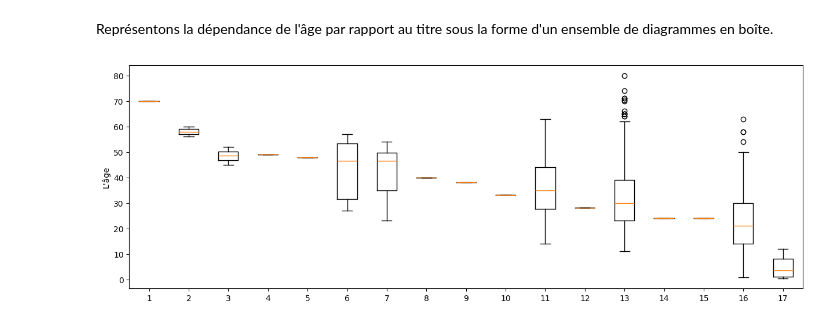
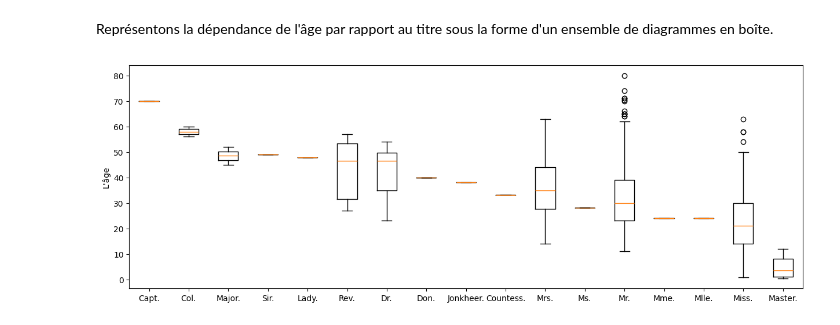
Before and after one commit to kirillsst/Titanic-Model-Kaggle-, a Jupyter notebook: titanic_notebook.ipynb, the cells around one changed output. Saved outputs shown, nothing was run; the diff lists cells and outputs as text; code cells hidden in the pictures.

Commit message:
3 new graph

```diff
--- a/titanic_notebook.ipynb
+++ b/titanic_notebook.ipynb
@@ -170,31 +170,31 @@ Représentons la dépendance de l'âge par rapport au titre sous la forme d'un e
 # %%
 titles = ("Capt.","Col.","Major.","Sir.","Lady.","Rev.","Dr.","Don.","Jonkheer.","Countess.","Mrs.","Ms.","Mr.","Mme.","Mlle.","Miss.","Master.")
 
 #Créons une liste de titres pour chaque passagers
 titled_names = []
 for names in train.Name:
     for title in titles:
         if title in names.split(' '):
             titled_names.append(title)
             break
 # print(titled_names)
 
 #delete the column Title and recreate
 #Ajouter une nouvelle colonne au dataframe - Titre
 # train.insert(12, 'Title', titled_names)
 # print(train['Title'])
 # train = train.drop('Title', axis=1)
 
 #Créer un dictionnaire avec des paires de titre : liste des âges
 ages = dict.fromkeys(titles, [])
 for i, title in enumerate(train.Title):
     if not pd.isna(train.Age[i]):
         ages[title] = ages[title] + [train.Age[i]]
 
 #Visualiser
 fig, ax = plt.subplots(figsize=(15, 5))
-ax.boxplot(ages.values(), label=titles, vert=True)
+ax.boxplot(ages.values(), labels=titles)
 ax.set_ylabel("L'âge")
 plt.show()
 # %% [output]
-[figure, old version]
+[figure, new version]
```
